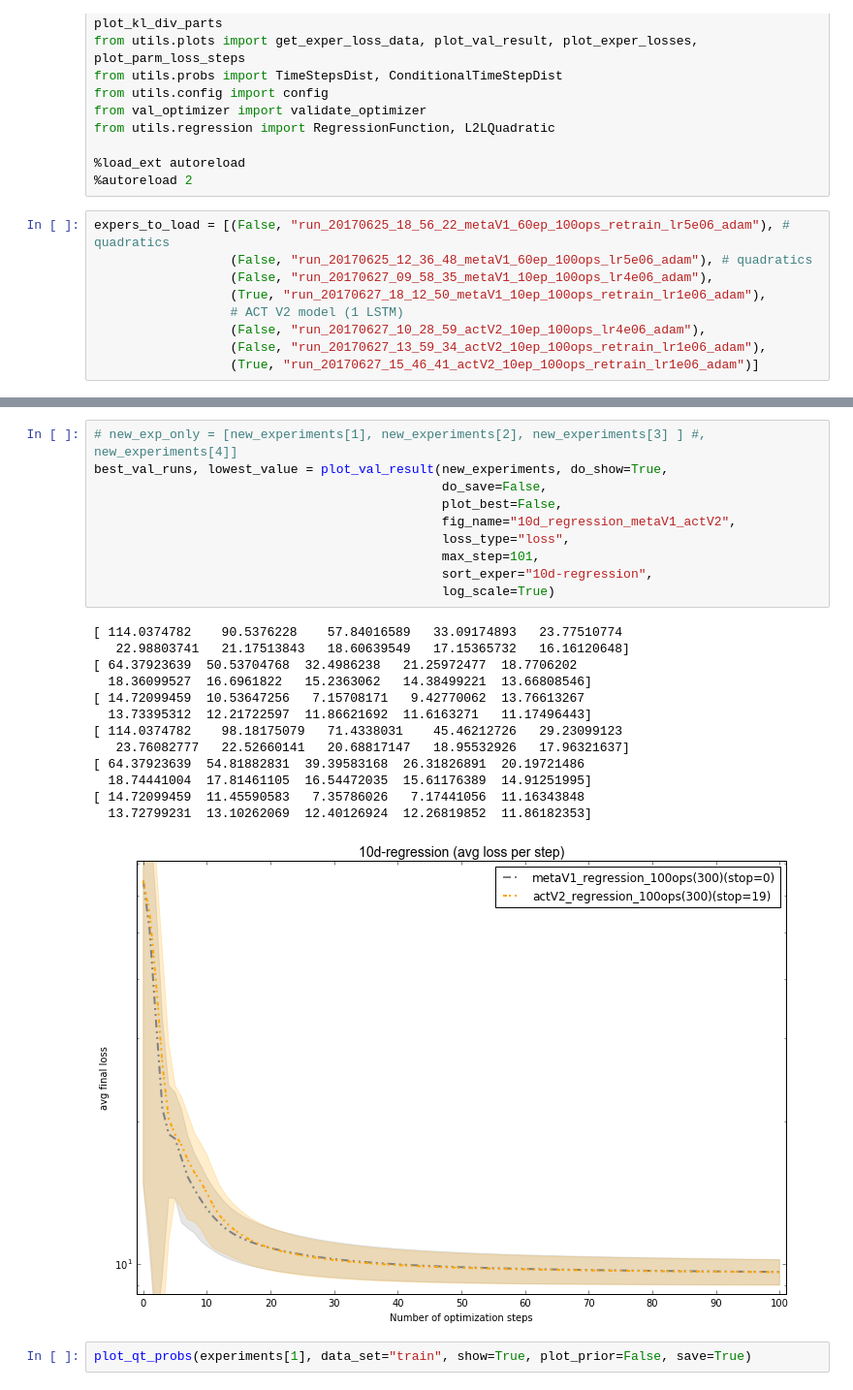
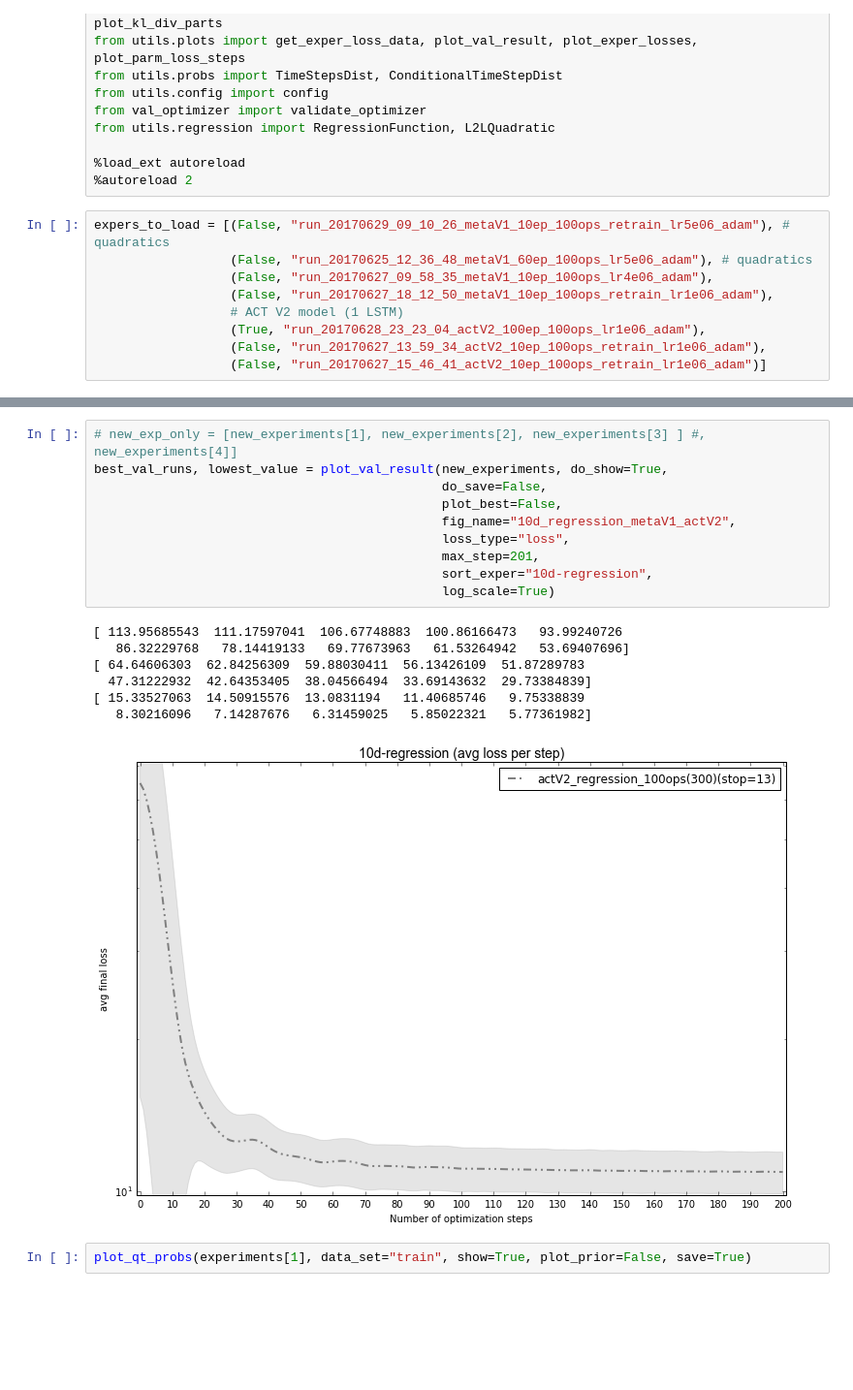
Before and after one commit to toologicbv/meta_learner, a Jupyter notebook: 10d_reg_results_20170623.ipynb, the cells around one changed output, grey strips where cells are left out. Shown at 97% size. Drawn from its saved outputs; the diff is of its cells as text; blank space fills up the shorter version.

```diff
--- a/10d_reg_results_20170623.ipynb
+++ b/10d_reg_results_20170623.ipynb
@@ -41,14 +41,14 @@ from utils.regression import RegressionFunction, L2LQuadratic
 %load_ext autoreload
 %autoreload 2
 # %%
-expers_to_load = [(False, "run_20170625_18_56_22_metaV1_60ep_100ops_retrain_lr5e06_adam"), # quadratics
+expers_to_load = [(False, "run_20170629_09_10_26_metaV1_10ep_100ops_retrain_lr5e06_adam"), # quadratics
                   (False, "run_20170625_12_36_48_metaV1_60ep_100ops_lr5e06_adam"), # quadratics
                   (False, "run_20170627_09_58_35_metaV1_10ep_100ops_lr4e06_adam"),
-                  (True, "run_20170627_18_12_50_metaV1_10ep_100ops_retrain_lr1e06_adam"),
+                  (False, "run_20170627_18_12_50_metaV1_10ep_100ops_retrain_lr1e06_adam"),
                   # ACT V2 model (1 LSTM)
-                  (False, "run_20170627_10_28_59_actV2_10ep_100ops_lr4e06_adam"),
+                  (True, "run_20170628_23_23_04_actV2_100ep_100ops_lr1e06_adam"),
                   (False, "run_20170627_13_59_34_actV2_10ep_100ops_retrain_lr1e06_adam"),
-                  (True, "run_20170627_15_46_41_actV2_10ep_100ops_retrain_lr1e06_adam")]
+                  (False, "run_20170627_15_46_41_actV2_10ep_100ops_retrain_lr1e06_adam")]
 # %%
 without_models = False
 
@@ -84,27 +79,21 @@ Using cuda for MetaLearner
 # %%
 # new_exp_only = [new_experiments[1], new_experiments[2], new_experiments[3] ] #, new_experiments[4]]
 best_val_runs, lowest_value = plot_val_result(new_experiments, do_show=True,
                                               do_save=False,
                                               plot_best=False,
                                               fig_name="10d_regression_metaV1_actV2",
                                               loss_type="loss",
-                                              max_step=101,
+                                              max_step=201,
                                               sort_exper="10d-regression",
                                               log_scale=True)
 # %% [output]
-[ 114.0374782    90.5376228    57.84016589   33.09174893   23.77510774
-   22.98803741   21.17513843   18.60639549   17.15365732   16.16120648]
-[ 64.37923639  50.53704768  32.4986238   21.25972477  18.7706202
-  18.36099527  16.6961822   15.2363062   14.38499221  13.66808546]
-[ 14.72099459  10.53647256   7.15708171   9.42770062  13.76613267
-  13.73395312  12.21722597  11.86621692  11.6163271   11.17496443]
-[ 114.0374782    98.18175079   71.4338031    45.46212726   29.23099123
-   23.76082777   22.52660141   20.68817147   18.95532926   17.96321637]
-[ 64.37923639  54.81882831  39.39583168  26.31826891  20.19721486
-  18.74441004  17.81461105  16.54472035  15.61176389  14.91251995]
-[ 14.72099459  11.45590583   7.35786026   7.17441056  11.16343848
-  13.72799231  13.10262069  12.40126924  12.26819852  11.86182353]
+[ 113.95685543  111.17597041  106.67748883  100.86166473   93.99240726
+   86.32229768   78.14419133   69.77673963   61.53264942   53.69407696]
+[ 64.64606303  62.84256309  59.88030411  56.13426109  51.87289783
+  47.31222932  42.64353405  38.04566494  33.69143632  29.73384839]
+[ 15.33527063  14.50915576  13.0831194   11.40685746   9.75338839
+   8.30216096   7.14287676   6.31459025   5.85022321   5.77361982]
-[figure, old version]
+[figure, new version]
 # %%
 plot_qt_probs(experiments[1], data_set="train", show=True, plot_prior=False, save=True)
 # %% [output]
```
Also changed, not shown: parts of 3 cells of this notebook, 2 other files.
